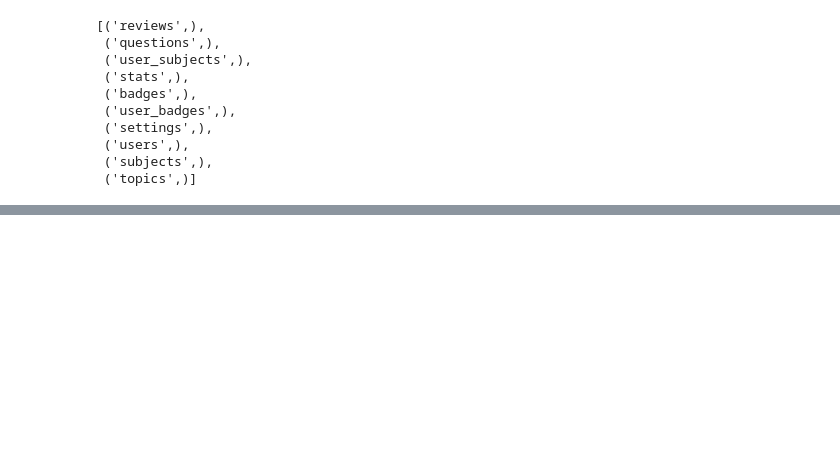
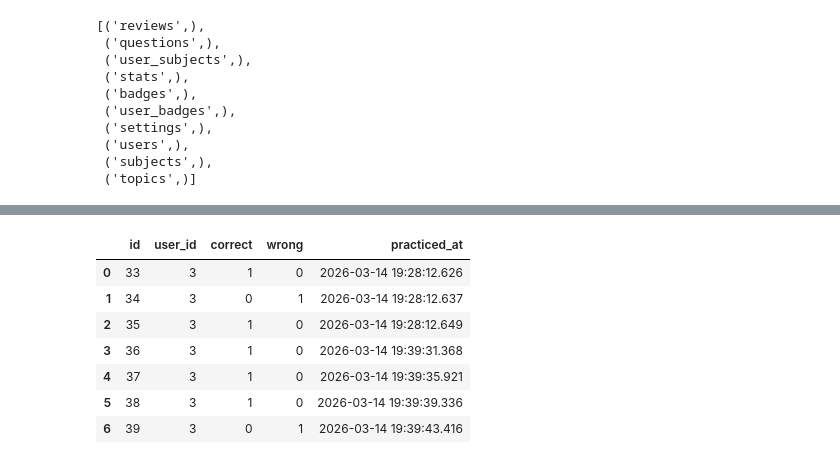
Before and after one commit to aimldlprojects/quizwiz, a Jupyter notebook: server/testing.ipynb, the cells around one changed output, grey strips where cells are left out. Cells and saved outputs as stored; diff of their text form; code cells hidden in the pictures; blank space fills up the shorter version.

```diff
--- a/server/testing.ipynb
+++ b/server/testing.ipynb
@@ -32,0 +86,11 @@ tables
+# %%
+fetch_table_df('stats', 50)
+# %% [output]
+|  | id | user_id | correct | wrong | practiced_at |
+| 0 | 33 | 3 | 1 | 0 | 2026-03-14 19:28:12.626 |
+| 1 | 34 | 3 | 0 | 1 | 2026-03-14 19:28:12.637 |
+| 2 | 35 | 3 | 1 | 0 | 2026-03-14 19:28:12.649 |
+| 3 | 36 | 3 | 1 | 0 | 2026-03-14 19:39:31.368 |
+| 4 | 37 | 3 | 1 | 0 | 2026-03-14 19:39:35.921 |
+| 5 | 38 | 3 | 1 | 0 | 2026-03-14 19:39:39.336 |
+| 6 | 39 | 3 | 0 | 1 | 2026-03-14 19:39:43.416 |
```
Also changed, not shown: parts of 11 cells of this notebook, 9 other files.
